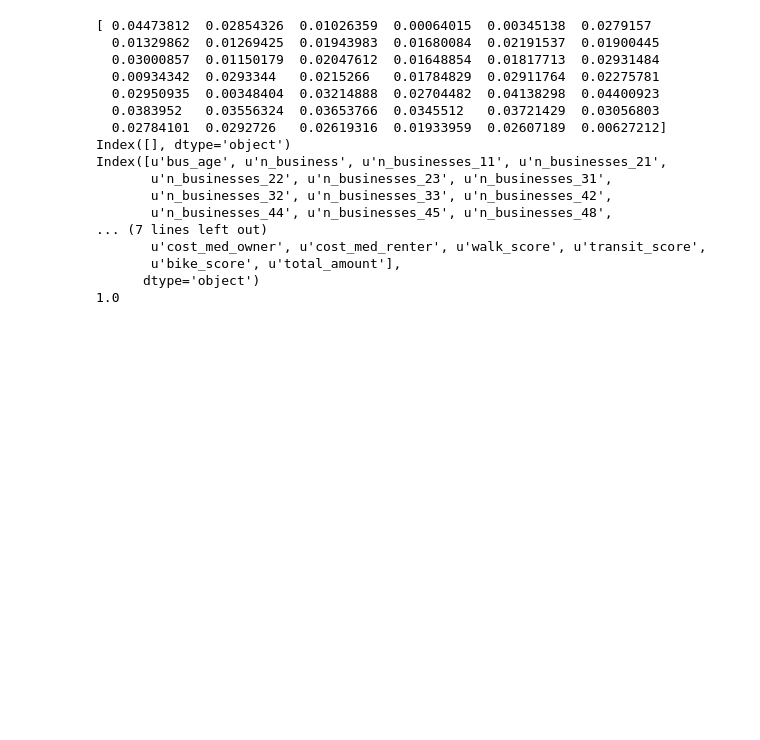
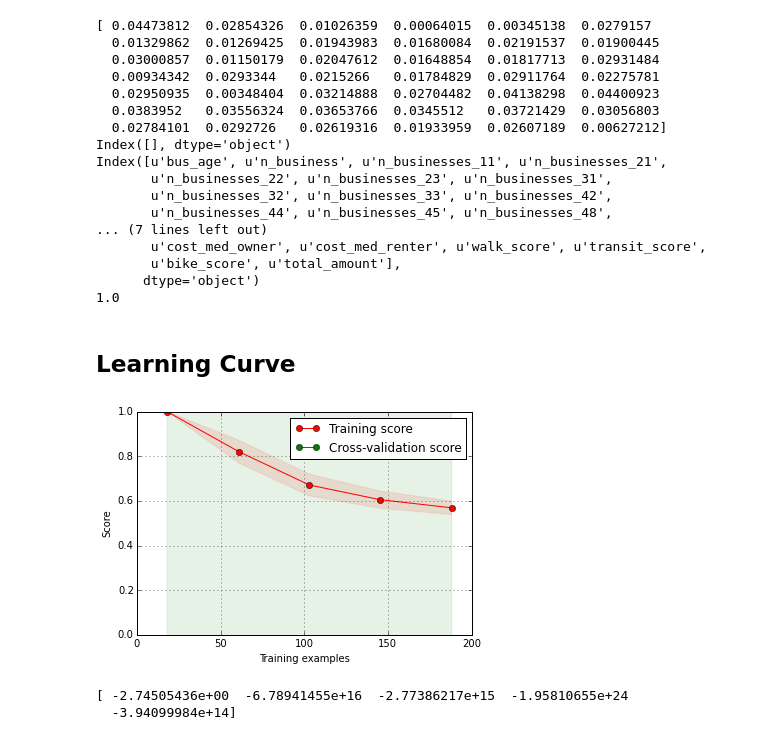
Before and after one commit to jmsilverman/insight_project, a Jupyter notebook: lin_reg_training2.ipynb, the cells around one changed output. Cells and saved outputs as stored; diff of their text form; code cells hidden in the pictures; blank space fills up the shorter version.

```diff
--- a/lin_reg_training2.ipynb
+++ b/lin_reg_training2.ipynb
@@ -735,3 +735,5 @@ Index([u'bus_age', u'n_business', u'n_businesses_11', u'n_businesses_21',
        u'bike_score', u'total_amount'],
       dtype='object')
 1.0
+# %% [markdown]
+## Learning Curve
@@ -737,0 +743,30 @@ Index([u'bus_age', u'n_business', u'n_businesses_11', u'n_businesses_21',
+# %%
+cv = cross_validation.ShuffleSplit(len(feat), n_iter=100, test_size=0.4)
+
+estimator = linear_model.LinearRegression()
+
+plt.figure()
+plt.xlabel("Training examples")
+plt.ylabel("Score")
+plt.ylim((0,1))
+train_sizes, train_scores, test_scores = learning_curve(estimator, feat.values, tract, \
+                                                        cv=cv, train_sizes=np.linspace(.1, 1.0, 5))
+train_scores_mean = np.mean(train_scores, axis=1)
+train_scores_std = np.std(train_scores, axis=1)
+test_scores_mean = np.mean(test_scores, axis=1)
+test_scores_std = np.std(test_scores, axis=1)
+plt.grid()
+
+plt.fill_between(train_sizes, train_scores_mean - train_scores_std, train_scores_mean + train_scores_std, alpha=0.1,\
+                     color="r")
+plt.fill_between(train_sizes, test_scores_mean - test_scores_std, test_scores_mean + test_scores_std, alpha=0.1, \
+                 color="g")
+plt.plot(train_sizes, train_scores_mean, 'o-', color="r",label="Training score")
+plt.plot(train_sizes, test_scores_mean, 'o-', color="g",label="Cross-validation score")
+plt.legend(loc="best")
+plt.show()
+print test_scores_mean
+# %% [output]
+[figure, added]
+[ -2.74505436e+00  -6.78941455e+16  -2.77386217e+15  -1.95810655e+24
+  -3.94099984e+14]
```
Also changed, not shown: parts of 10 cells of this notebook, 33 other files.
